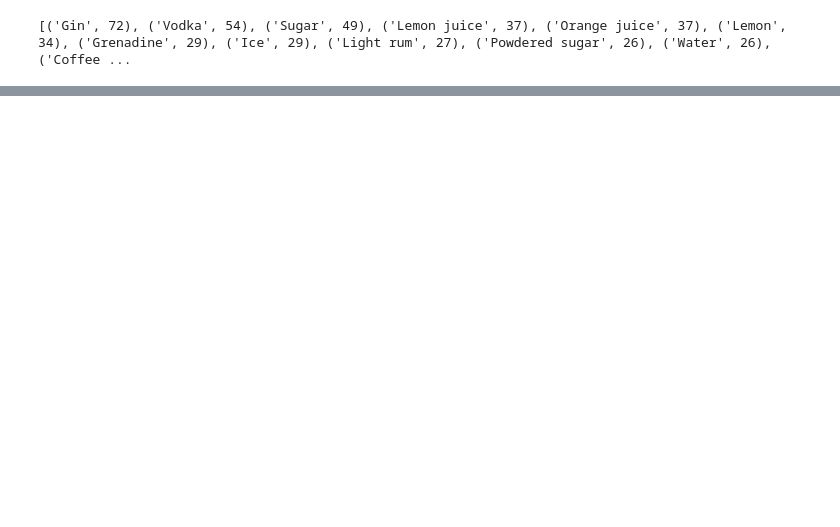
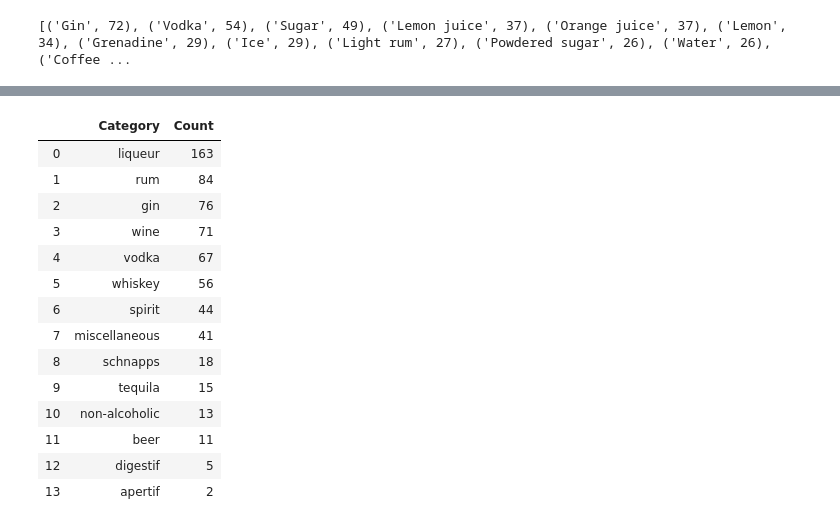
Before and after one commit to ashleep/Project-1_Team-1, a Jupyter notebook: _Drinks_main.ipynb, the cells around one changed output, grey strips where cells are left out. Cells and saved outputs as stored; diff of their text form; code cells hidden in the pictures; blank space fills up the shorter version.

```diff
--- a/_Drinks_main.ipynb
+++ b/_Drinks_main.ipynb
@@ -146,0 +197,18 @@ alcoholic_df_.sort_values(by=['Count'], ascending=False).head(30)
+# %%
+alcohol_categories_df
+# %% [output]
+|  | Category | Count |
+| 0 | liqueur | 163 |
+| 1 | rum | 84 |
+| 2 | gin | 76 |
+| 3 | wine | 71 |
+| 4 | vodka | 67 |
+| 5 | whiskey | 56 |
+| 6 | spirit | 44 |
+| 7 | miscellaneous | 41 |
+| 8 | schnapps | 18 |
+| 9 | tequila | 15 |
+| 10 | non-alcoholic | 13 |
+| 11 | beer | 11 |
+| 12 | digestif | 5 |
+| 13 | apertif | 2 |
```
Also changed, not shown: parts of 11 cells of this notebook, 2 other files.
